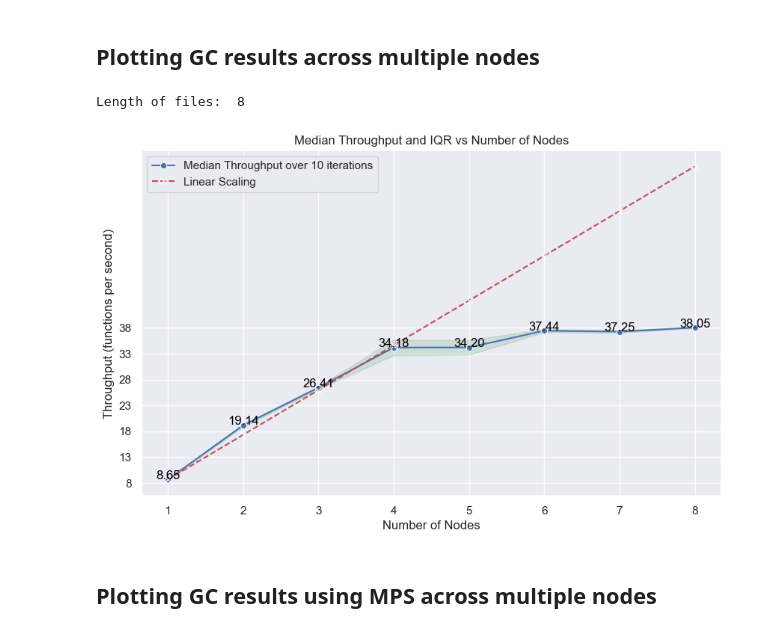
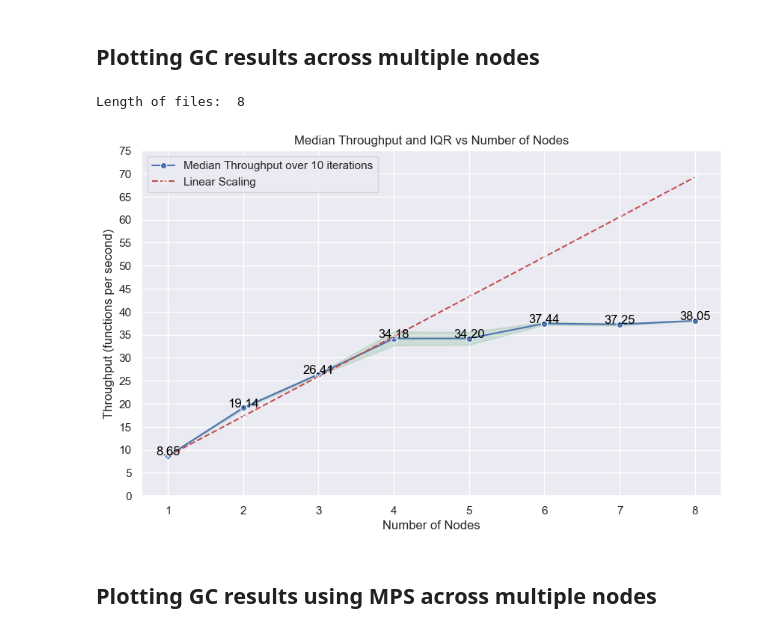
Before and after one commit to RINO-GAELICO/globus-compute, a Jupyter notebook: jupyter_nb/extract_trhoughput_multi_node.ipynb, the cells around one changed output. Cells and saved outputs as stored; diff of their text form; code cells hidden in the pictures.

```diff
--- a/extract_trhoughput_multi_node.ipynb
+++ b/jupyter_nb/extract_trhoughput_multi_node.ipynb
@@ -52,35 +52,35 @@ sns.lineplot(data=df, x='Nodes', y='Median Throughput', marker='o', label='Media
 
 # Add the fill between for IQR
 plt.fill_between(df['Nodes'],
                  df['Median Throughput'] - df['IQR'] / 2,
                  df['Median Throughput'] + df['IQR'] / 2,
                  color='g', alpha=0.2)
 
 
 
 # Add labels for the 'o' marks
 for i in range(len(df)):
     plt.text(df['Nodes'].iloc[i], df['Median Throughput'].iloc[i] + 0.1,
              f'{df["Median Throughput"].iloc[i]:.2f}',
              horizontalalignment='center', color='black')
 
 
 
 # Plot the theoretical scaling line
 sns.lineplot(data=df, x='Nodes', y='Linear Scaling', marker='x', label='Linear Scaling', color='r', linestyle='--')
 
 plt.xlabel('Number of Nodes')
 plt.ylabel('Throughput (functions per second)')
 plt.title('Median Throughput and IQR vs Number of Nodes')
 # only include integer values for the x-axis
 plt.xticks(np.arange(df['Nodes'].min(), df['Nodes'].max()+1, 1))
 # y values should be ticks of integers starting from the minimum value of the median throughput to the maximum value of the median throughput
-plt.yticks(np.arange(int(df['Median Throughput'].min()), int(df['Median Throughput'].max())+1, 5))
+plt.yticks(np.arange(0, int(df['Median Throughput'].max())*2, 5))
 plt.legend()
 plt.show()
 # %% [output]
 Length of files:  8
-[figure, old version]
+[figure, new version]
 # %% [markdown]
 ## Plotting GC results using MPS across multiple nodes
 # %%
```
Also changed, not shown: parts of 1 cell of this notebook, 28 other files.
